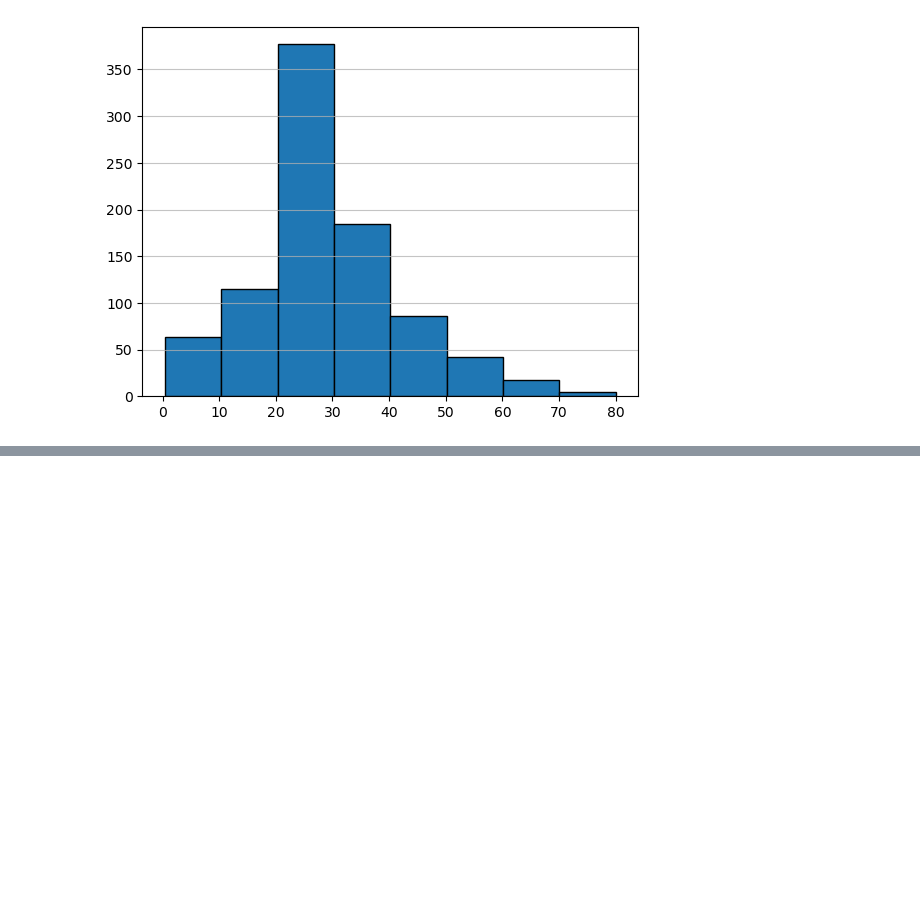
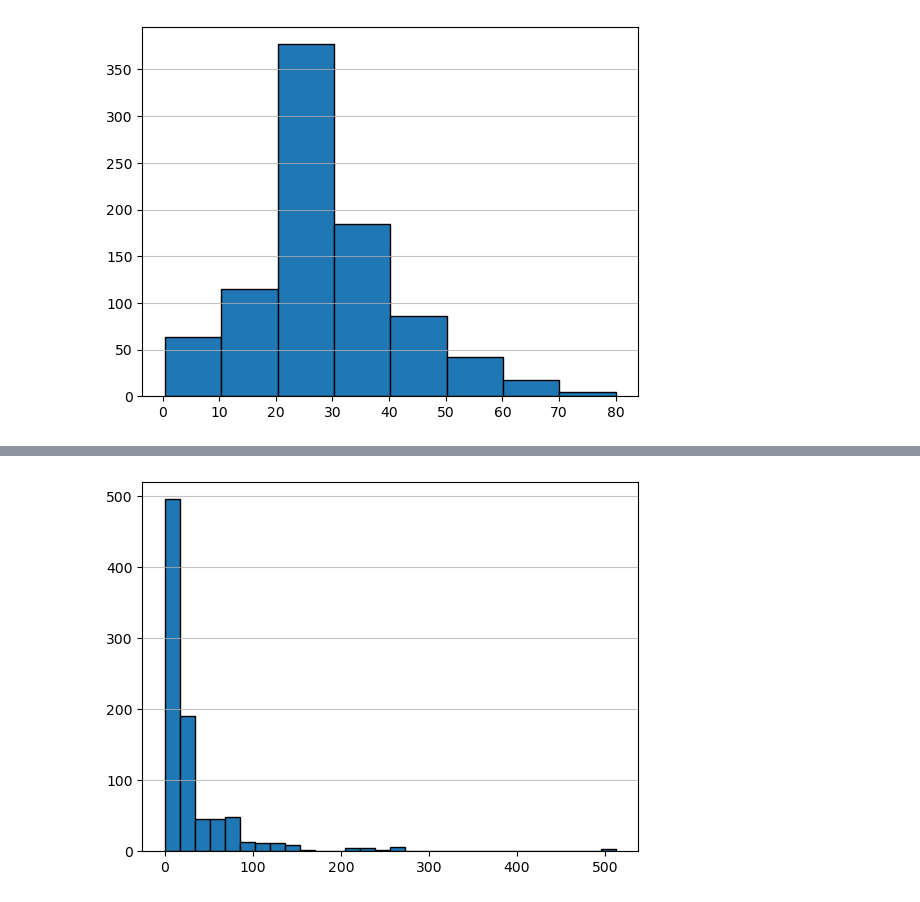
Before and after one commit to codedbyyprince/Titanic-Survival-ML-Model-Practice-, a Jupyter notebook: EDA.ipynb, the cells around one changed output, grey strips where cells are left out. Saved outputs shown, nothing was run; the diff lists cells and outputs as text; code cells hidden in the pictures; blank space fills up the shorter version.

```diff
--- a/EDA.ipynb
+++ b/EDA.ipynb
@@ -49,0 +64,5 @@ plt.grid( axis='y', alpha=0.75)
+# %%
+plt.hist(df['Fare'], bins=30, edgecolor='black')
+plt.grid( axis='y', alpha=0.75)
+# %% [output]
+[figure, added]
```
Also changed, not shown: parts of 8 cells of this notebook, 1 other file.
